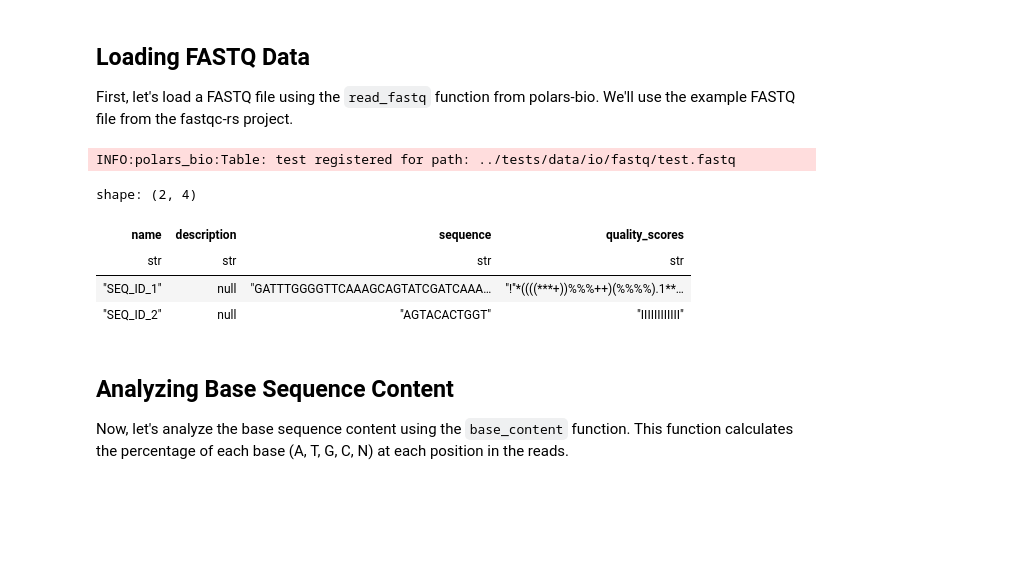
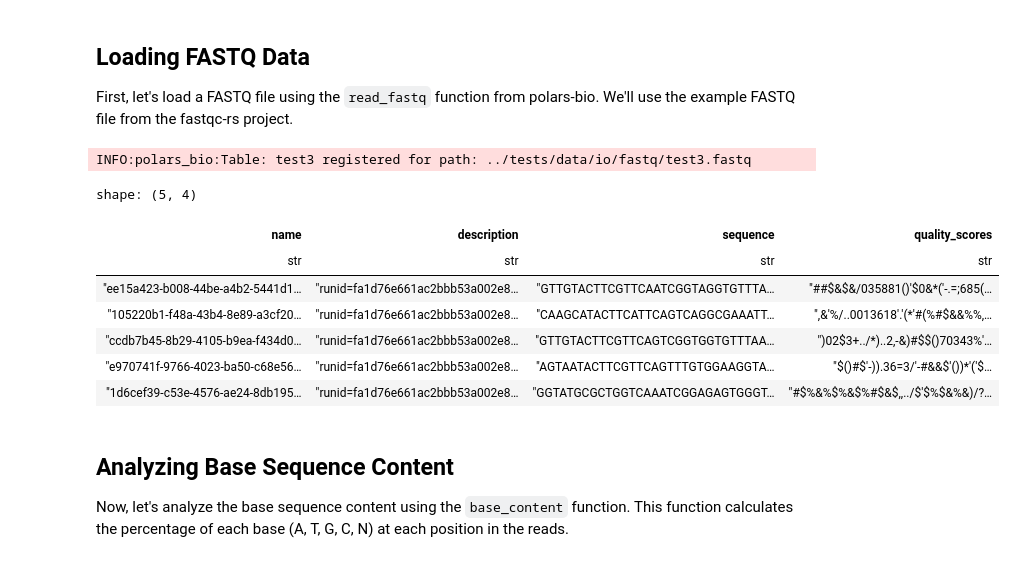
Before and after one commit to bartwild/polars-bio, a Jupyter notebook: examples/base_content_qc.ipynb, the cells around one changed output. Drawn from its saved outputs; the diff is of its cells as text; code cells hidden in the pictures; blank space fills up the shorter version.

```diff
--- a/examples/base_content_qc.ipynb
+++ b/examples/base_content_qc.ipynb
@@ -21,20 +21,23 @@ INFO:polars_bio:Creating BioSessionContext
 First, let's load a FASTQ file using the `read_fastq` function from polars-bio. We'll use the example FASTQ file from the fastqc-rs project.
 # %%
 # Path to the example FASTQ file
-fastq_file = "../tests/data/io/fastq/test.fastq"
+fastq_file = "../tests/data/io/fastq/test3.fastq"
 
 # Read the FASTQ file
 df = pb.read_fastq(fastq_file).collect()
 
 # Display the first few rows
 df.head()
 # %% [output]
-INFO:polars_bio:Table: test registered for path: ../tests/data/io/fastq/test.fastq
+INFO:polars_bio:Table: test3 registered for path: ../tests/data/io/fastq/test3.fastq
-shape: (2, 4)
+shape: (5, 4)
 | name | description | sequence | quality_scores |
 | str | str | str | str |
-| "SEQ_ID_1" | null | "GATTTGGGGTTCAAAGCAGTATCGATCAAA… | "!''*((((***+))%%%++)(%%%%).1**… |
-| "SEQ_ID_2" | null | "AGTACACTGGT" | "IIIIIIIIIIII" |
+| "ee15a423-b008-44be-a4b2-5441d1… | "runid=fa1d76e661ac2bbb53a002e8… | "GTTGTACTTCGTTCAATCGGTAGGTGTTTA… | "##$&$&/035881()'$0&*('-.=;685(… |
+| "105220b1-f48a-43b4-8e89-a3cf20… | "runid=fa1d76e661ac2bbb53a002e8… | "CAAGCATACTTCATTCAGTCAGGCGAAATT… | ",&'%/..0013618'.'(*'#(%#$&&%%,… |
+| "ccdb7b45-8b29-4105-b9ea-f434d0… | "runid=fa1d76e661ac2bbb53a002e8… | "GTTGTACTTCGTTCAGTCGGTGGTGTTTAA… | ")02$3+../*)..2,-&)#$$()70343%'… |
+| "e970741f-9766-4023-ba50-c68e56… | "runid=fa1d76e661ac2bbb53a002e8… | "AGTAATACTTCGTTCAGTTTGTGGAAGGTA… | "$()#$'-)).36=3/'-#&&$'())*'('$… |
+| "1d6cef39-c53e-4576-ae24-8db195… | "runid=fa1d76e661ac2bbb53a002e8… | "GGTATGCGCTGGTCAAATCGGAGAGTGGGT… | "#$%&%$%&$%#$&$,,../$'$%$&%&)/?… |
 # %% [markdown]
 ## Analyzing Base Sequence Content
 
```
Also changed, not shown: parts of 8 cells of this notebook, 8 other files.
